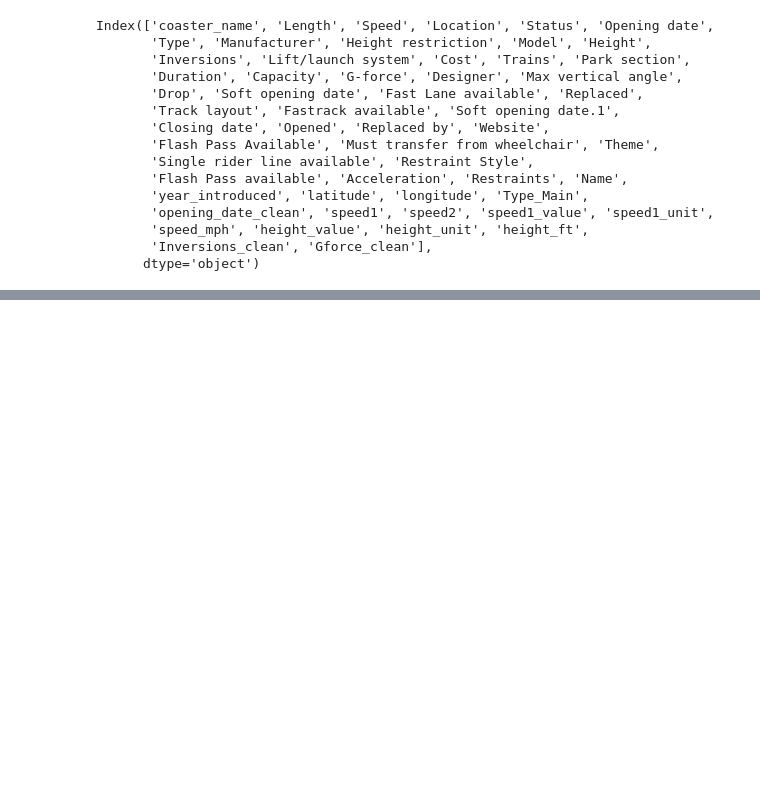
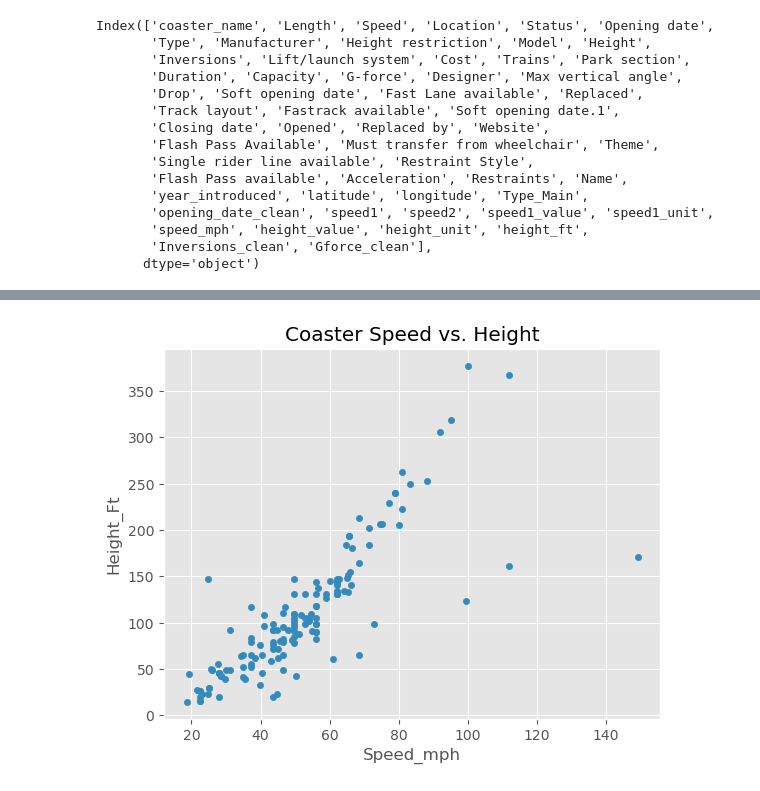
Before and after one commit to Juhi-Rajput07/AI_Internship_TEN, a Jupyter notebook: Week2_EDA/Day1_EDA_Fundamentals.ipynb, the cells around one changed output, grey strips where cells are left out. Saved outputs shown, nothing was run; the diff lists cells and outputs as text; code cells hidden in the pictures; blank space fills up the shorter version.

```diff
--- a/Week2_EDA/Day1_EDA_Fundamentals.ipynb
+++ b/Week2_EDA/Day1_EDA_Fundamentals.ipynb
@@ -87,0 +310,8 @@ df.dtypes() ######################
+# %%
+df.plot(kind='scatter',
+        x='Speed_mph',
+        y='Height_Ft',
+        title='Coaster Speed vs. Height')
+plt.show()
+# %% [output]
+[figure, added]
```
Also changed, not shown: parts of 44 cells of this notebook, 1 other file.
